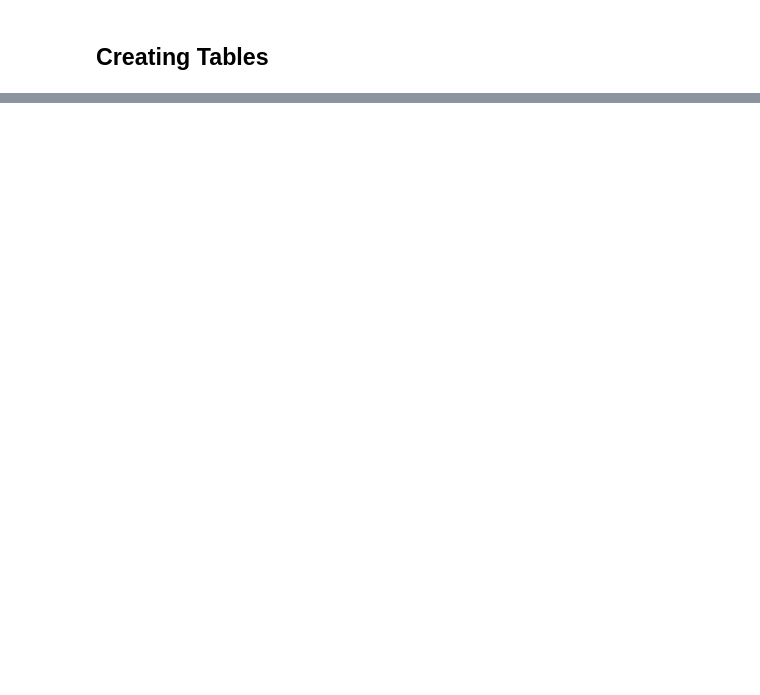
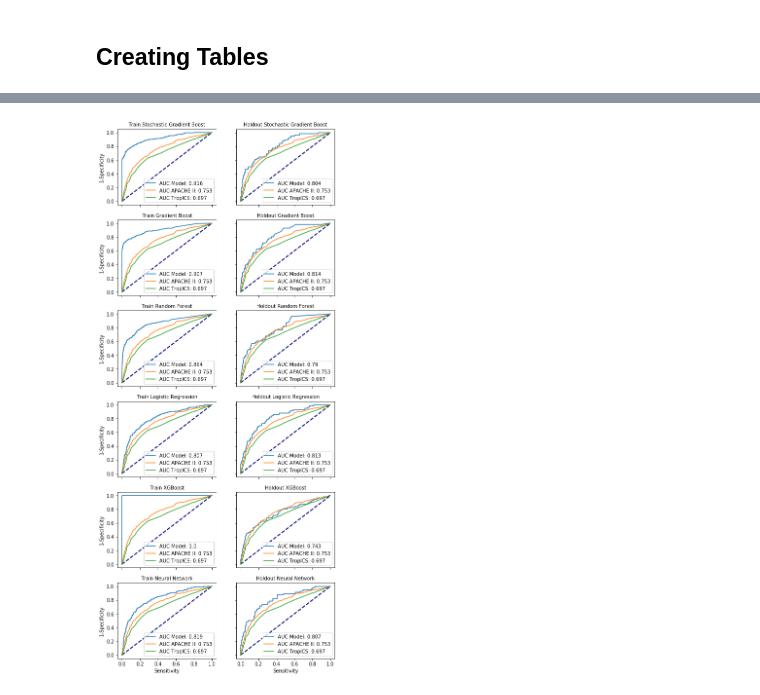
Before and after one commit to drdileepunni/python, a Jupyter notebook: Nature/using_database.ipynb, the cells around one changed output, grey strips where cells are left out. Cells and saved outputs as stored; diff of their text form; code cells hidden in the pictures; blank space fills up the shorter version.

```diff
--- a/Nature/using_database.ipynb
+++ b/Nature/using_database.ipynb
@@ -519,0 +569,96 @@ sensp.to_csv('SenSpec.csv')
+# %%
+models = [grid_sgb.best_estimator_, grid_gb.best_estimator_, grid_rf.best_estimator_,
+          gs_lr.best_estimator_, grid_xgb.best_estimator_, nn_model]
+model_names = ['sgb', 'gb', 'rf', 'lr', 'xgb', 'nn']
+# %%
+import pickle
+for idx, model in enumerate(models):
+    filename = '{}.sav'.format(model_names[idx])
+    pickle.dump(model, open(filename, 'wb'))
+# %%
+import matplotlib.pyplot as plt
+from sklearn.metrics import roc_curve, roc_auc_score
+
+model_dict = {0: 'Stochastic Gradient Boost', 1: 'Gradient Boost', 2: 'Random Forest',
+                        3: 'Logistic Regression', 4: 'XGBoost', 5: 'Neural Network'}
+fig, axs = plt.subplots(6, 2)
+X_train, X_test, y_train, y_test = train_test_split(pred_train, targ_train, test_size=0.3,
+                                                    stratify=targ_train, random_state=62)
+for idx, model in enumerate(models):
+
+    # Evaluating
+    print('Evaluating...')
+    print('\nEstimator: %s' % model_dict[idx])
+
+    # Predict
+    if (model_dict[idx] == 'Logistic Regression'):
+        y_train_pred = model.predict_proba(X_train)[:, 1]
+    else:
+        y_train_pred = model.predict(X_train)
+
+    # Find ROC Score
+    model_score = roc_auc_score(y_train, y_train_pred)
+    print('Score in training set: %s' % model_score)
+
+    # Finding optimal cut off
+    fpr, tpr, thresholds = roc_curve(y_train, y_train_pred)
+
+    sur_all = targ_train; ap_all = ap_train; trop_all = trop_train
+    fpr_ap, tpr_ap, _ = roc_curve(sur_all, ap_all)
+    fpr_tr, tpr_tr, _ = roc_curve(sur_all, trop_all)
+    ap_auc = roc_auc_score(sur_all, ap_all)
+    tr_auc = roc_auc_score(sur_all, trop_all)
+
+    # Plotting ROCs
+    axs[idx, 0].plot(fpr,tpr, label='AUC Model: {}'.format(round(model_score, 3)))
+    axs[idx, 0].plot([0, 1], [0, 1], color='navy', lw=2, linestyle='--')
+    axs[idx, 0].set_title('Train {}'.format(model_dict[idx]), fontsize = 10)
+    axs[idx, 0].plot(fpr_ap, tpr_ap, label='AUC APACHE II: {}'.format(round(ap_auc, 3)))
+    axs[idx, 0].plot(fpr_tr, tpr_tr, label='AUC TropICS: {}'.format(round(tr_auc, 3)))
+    axs[idx, 0].legend(loc='lower right')
+    for ax in axs.flat:
+        ax.set(xlabel='Sensitivity', ylabel='1-Specificity')
+    for ax in axs.flat:
+        ax.label_outer()
+
+for idx, model in enumerate(models):
+    # Evaluating
+    print('Evaluating...')
+    print('\nEstimator: %s' % model_dict[idx])
+    X_train = pred_h
+    y_train = targ_h
+    # Predict
+    if (model_dict[idx] == 'Logistic Regression'):
+        y_train_pred = model.predict_proba(X_train)[:, 1]
+    else:
+        y_train_pred = model.predict(X_train)
+
+    # Find ROC Score
+    model_score = roc_auc_score(y_train, y_train_pred)
+    print('Score in training set: %s' % model_score)
+
+    # Finding optimal cut off
+    fpr, tpr, thresholds = roc_curve(y_train, y_train_pred)
+
+    sur_all = targ_train; ap_all = ap_train; trop_all = trop_train
+    fpr_ap, tpr_ap, _ = roc_curve(sur_all, ap_all)
+    fpr_tr, tpr_tr, _ = roc_curve(sur_all, trop_all)
+    ap_auc = roc_auc_score(sur_all, ap_all)
+    tr_auc = roc_auc_score(sur_all, trop_all)
+
+    # Plotting ROCs
+    axs[idx, 1].plot(fpr,tpr, label='AUC Model: {}'.format(round(model_score, 3)))
+    axs[idx, 1].plot([0, 1], [0, 1], color='navy', lw=2, linestyle='--')
+    axs[idx, 1].set_title('Holdout {}'.format(model_dict[idx]), fontsize = 10)
+    axs[idx, 1].plot(fpr_ap, tpr_ap, label='AUC APACHE II: {}'.format(round(ap_auc, 3)))
+    axs[idx, 1].plot(fpr_tr, tpr_tr, label='AUC TropICS: {}'.format(round(tr_auc, 3)))
+    axs[idx, 1].legend(loc='lower right')
+    for ax in axs.flat:
+        ax.set(xlabel='Sensitivity', ylabel='1-Specificity')
+    for ax in axs.flat:
+        ax.label_outer()
+    fig1 = plt.gcf()
+    fig1.set_size_inches(8, 20)
+    fig1.savefig('ROC_new.png', dpi=300)
+plt.show()
+# %% [output]
@@ -519,0 +682 @@ sensp.to_csv('SenSpec.csv')
+[figure, added]
```
Also changed, not shown: parts of 19 cells of this notebook, 1 other file.
